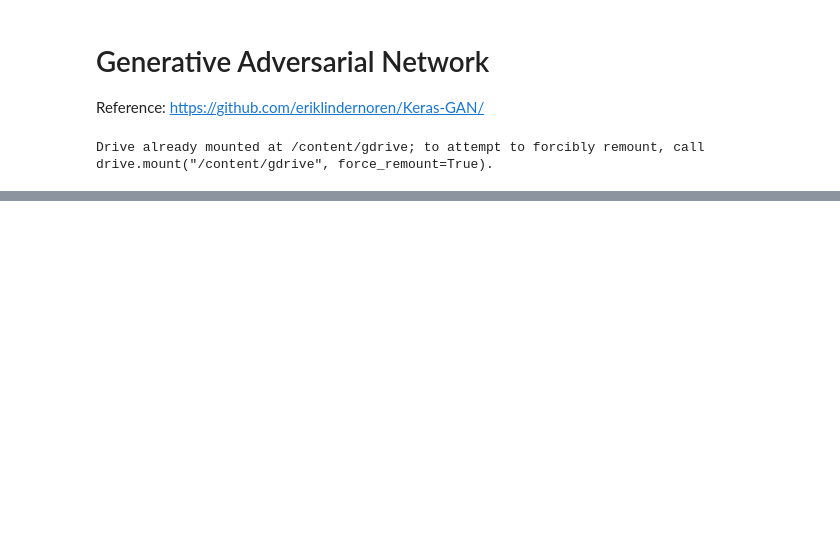
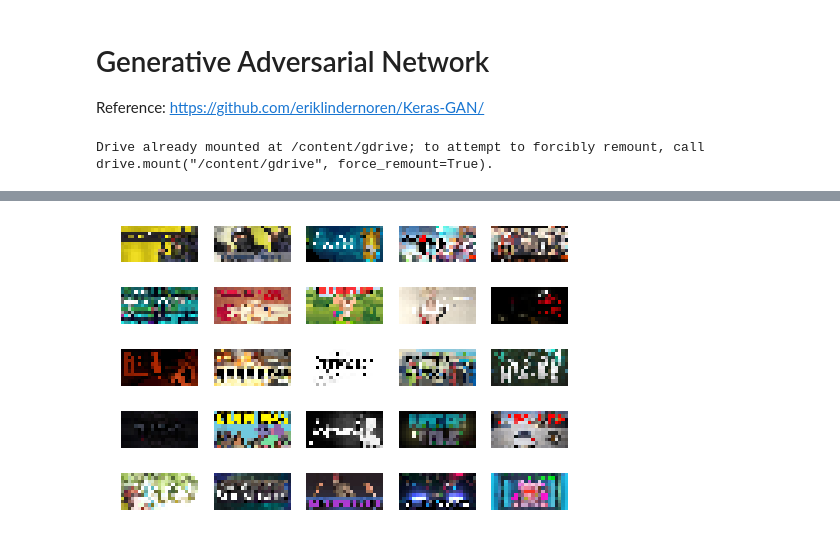
Before and after one commit to woctezuma/google-colab, a Jupyter notebook: GAN.ipynb, the cells around one changed output, grey strips where cells are left out. Drawn from its saved outputs; the diff is of its cells as text; code cells hidden in the pictures; blank space fills up the shorter version.

```diff
--- a/GAN.ipynb
+++ b/GAN.ipynb
@@ -120,3 +124,23 @@ X_train.shape
+# %%
+import cv2
+import numpy as np
+import matplotlib.pyplot as plt
+
+r = 5
+c = 5
+
+fig, axs = plt.subplots(r, c)
+cnt = 0
+for i in range(r):
+    for j in range(c):
+        image = np.array(X_train[cnt,:,:,:])
+        # Reference: https://stackoverflow.com/a/51255361
+        axs[i,j].imshow(image.astype(np.uint8))
+        axs[i,j].axis('off')
+        cnt += 1
+plt.show()
+# %% [output]
+[figure, added]
 # %%
 # Reference: https://github.com/eriklindernoren/Keras-GAN/blob/master/gan/gan.py
 
```
Also changed, not shown: parts of 14 cells of this notebook, 2 other files.
